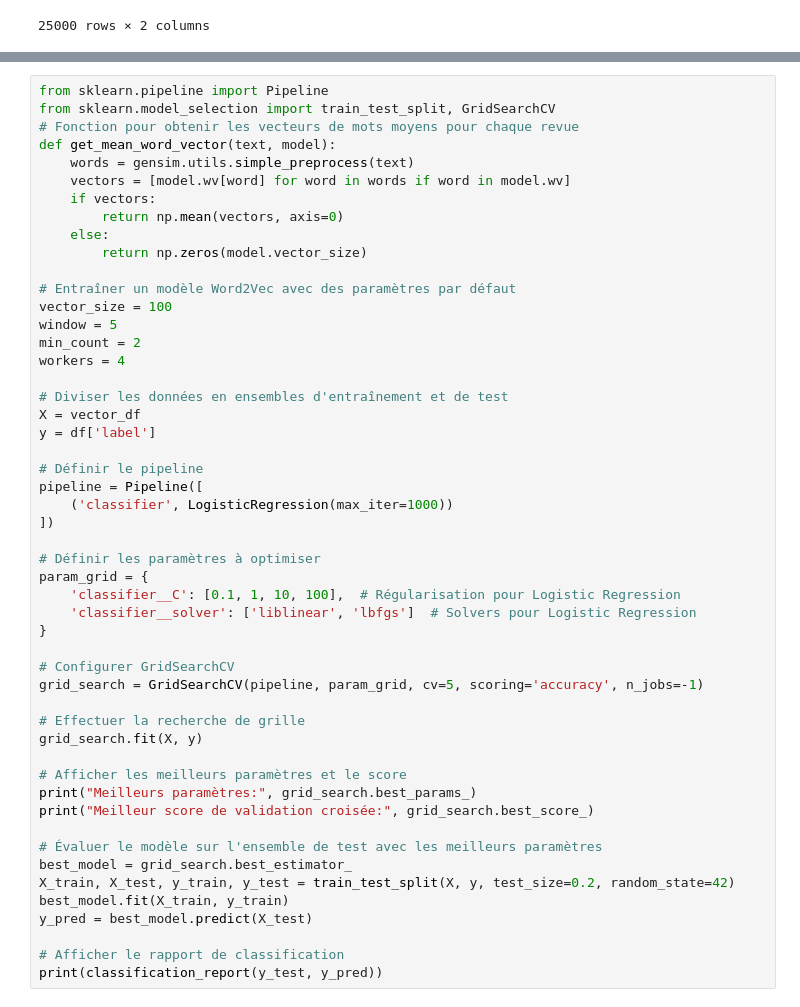
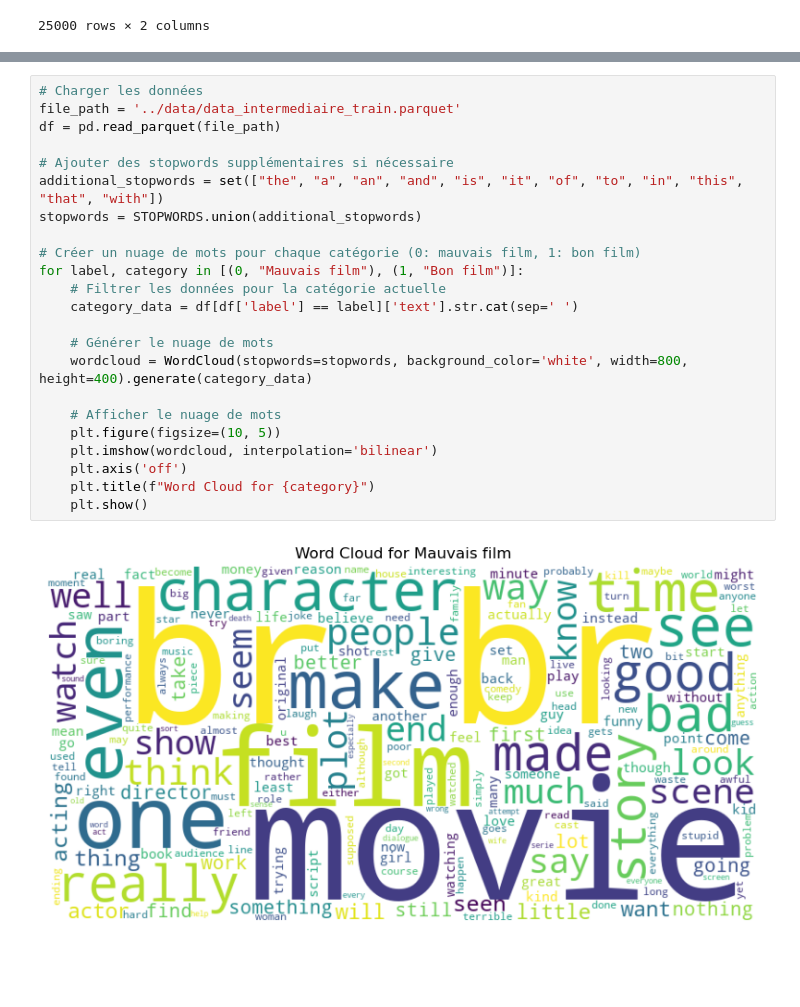
Before and after one commit to antoinerougier/NLP_Project, a Jupyter notebook: notebook/viz.ipynb, the cells around one changed output, grey strips where cells are left out. Cells and saved outputs as stored; diff of their text form; blank space fills up the shorter version.

```diff
--- a/notebook/viz.ipynb
+++ b/notebook/viz.ipynb
@@ -115,51 +34,25 @@ print(classification_report(y_test, y_pred))
-# %%
-from sklearn.pipeline import Pipeline
-from sklearn.model_selection import train_test_split, GridSearchCV
-# Fonction pour obtenir les vecteurs de mots moyens pour chaque revue
-def get_mean_word_vector(text, model):
-    words = gensim.utils.simple_preprocess(text)
-    vectors = [model.wv[word] for word in words if word in model.wv]
-    if vectors:
-        return np.mean(vectors, axis=0)
-    else:
-        return np.zeros(model.vector_size)
-
-# Entraîner un modèle Word2Vec avec des paramètres par défaut
-vector_size = 100
-window = 5
-min_count = 2
-workers = 4
-
-# Diviser les données en ensembles d'entraînement et de test
-X = vector_df
-y = df['label']
-
-# Définir le pipeline
-pipeline = Pipeline([
-    ('classifier', LogisticRegression(max_iter=1000))
-])
-
-# Définir les paramètres à optimiser
-param_grid = {
-    'classifier__C': [0.1, 1, 10, 100],  # Régularisation pour Logistic Regression
-    'classifier__solver': ['liblinear', 'lbfgs']  # Solvers pour Logistic Regression
-}
-
-# Configurer GridSearchCV
-grid_search = GridSearchCV(pipeline, param_grid, cv=5, scoring='accuracy', n_jobs=-1)
-
-# Effectuer la recherche de grille
-grid_search.fit(X, y)
-
-# Afficher les meilleurs paramètres et le score
-print("Meilleurs paramètres:", grid_search.best_params_)
-print("Meilleur score de validation croisée:", grid_search.best_score_)
-
-# Évaluer le modèle sur l'ensemble de test avec les meilleurs paramètres
-best_model = grid_search.best_estimator_
-X_train, X_test, y_train, y_test = train_test_split(X, y, test_size=0.2, random_state=42)
-best_model.fit(X_train, y_train)
-y_pred = best_model.predict(X_test)
-
-# Afficher le rapport de classification
-print(classification_report(y_test, y_pred))
+# %%
+# Charger les données
+file_path = '../data/data_intermediaire_train.parquet'
+df = pd.read_parquet(file_path)
+
+# Ajouter des stopwords supplémentaires si nécessaire
+additional_stopwords = set(["the", "a", "an", "and", "is", "it", "of", "to", "in", "this", "that", "with"])
+stopwords = STOPWORDS.union(additional_stopwords)
+
+# Créer un nuage de mots pour chaque catégorie (0: mauvais film, 1: bon film)
+for label, category in [(0, "Mauvais film"), (1, "Bon film")]:
+    # Filtrer les données pour la catégorie actuelle
+    category_data = df[df['label'] == label]['text'].str.cat(sep=' ')
+
+    # Générer le nuage de mots
+    wordcloud = WordCloud(stopwords=stopwords, background_color='white', width=800, height=400).generate(category_data)
+
+    # Afficher le nuage de mots
+    plt.figure(figsize=(10, 5))
+    plt.imshow(wordcloud, interpolation='bilinear')
+    plt.axis('off')
+    plt.title(f"Word Cloud for {category}")
+    plt.show()
+# %% [output]
+[figure, added]
```
Also changed, not shown: parts of 11 cells of this notebook.
